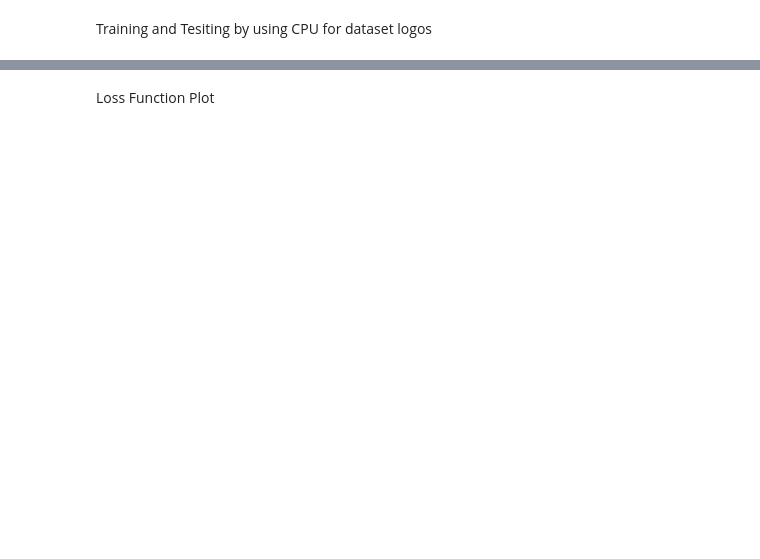
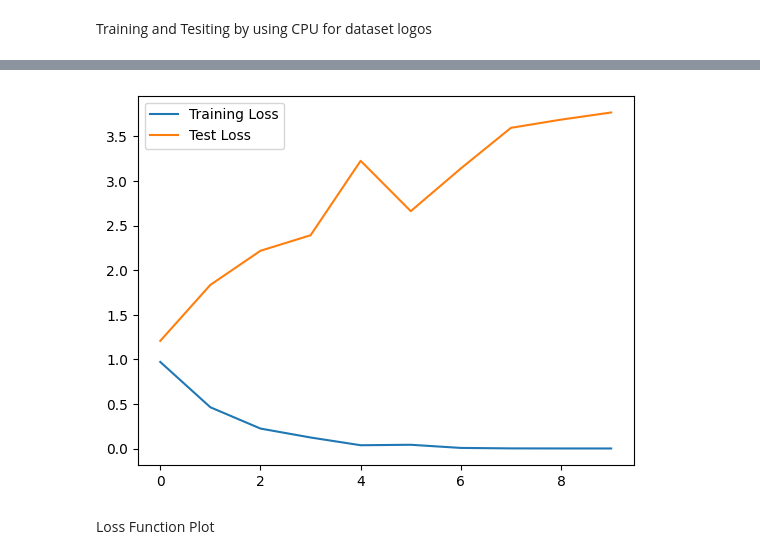
Before and after one commit to uStein-GR/Convolutional-Neural-Network-HW1, a Jupyter notebook: CNN_L5.ipynb, the cells around one changed output, grey strips where cells are left out. Saved outputs shown, nothing was run; the diff lists cells and outputs as text; code cells hidden in the pictures; blank space fills up the shorter version.

```diff
--- a/CNN_L5.ipynb
+++ b/CNN_L5.ipynb
@@ -50,7 +50,7 @@ class SimpleCNN(nn.Module):
         return x
 
 # Initialize the model, loss function, and optimizer
-model = SimpleCNN()
+model = SimpleCNN(num_classes)
 criterion = nn.CrossEntropyLoss()
 optimizer = optim.Adam(model.parameters(), lr=0.001)
 
@@ -96,3 +96,4 @@ plt.plot(train_losses, label='Training Loss')
 plt.plot(test_losses, label='Test Loss')
 plt.legend()
 plt.show()
+# %% [output]
@@ -99,3 +111,4 @@ plt.show()
+[figure, added]
 # %% [markdown]
 Loss Function Plot
 # %%
```
Also changed, not shown: parts of 7 cells of this notebook, 2 other files.
